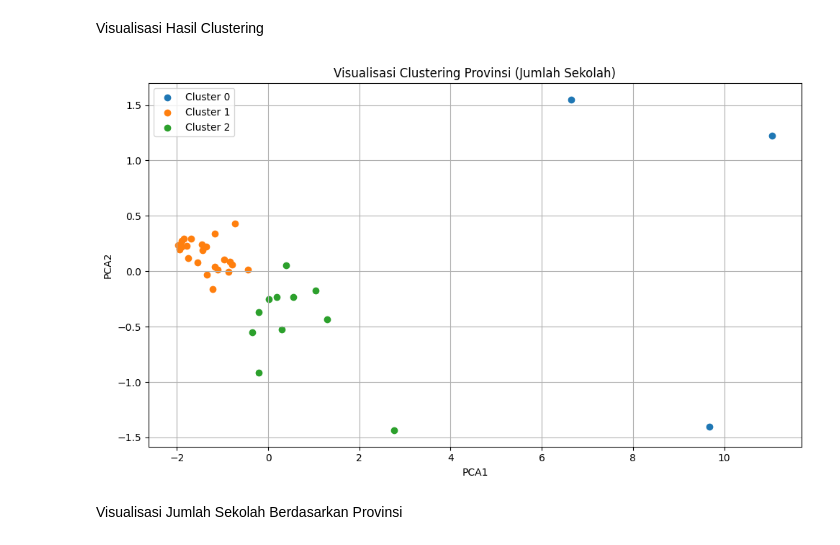
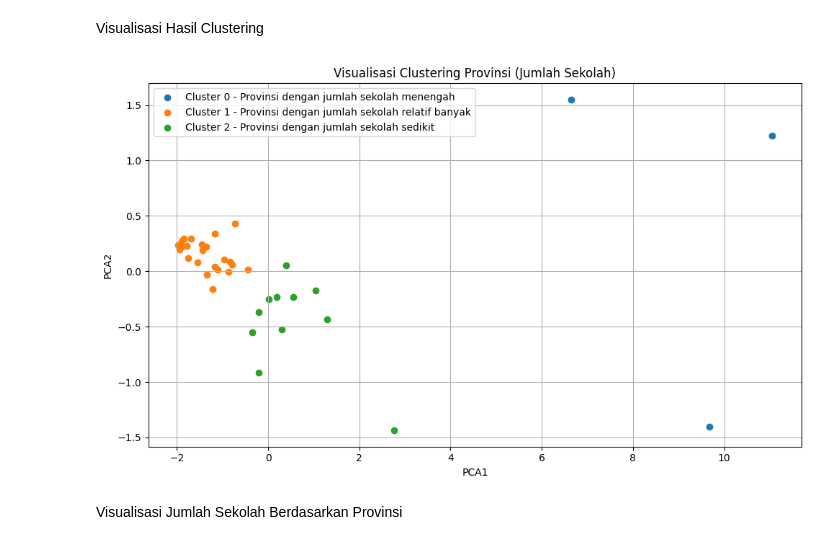
Before and after one commit to Uulaja/DataScience, a Jupyter notebook: DataScience.ipynb, the cells around one changed output. Drawn from its saved outputs; the diff is of its cells as text; code cells hidden in the pictures.

Commit message:
Nambahin label cluster

```diff
--- a/DataScience.ipynb
+++ b/DataScience.ipynb
@@ -57,22 +57,33 @@ Penerapan Model K-Means Clustering
 # %%
 kmeans = KMeans(n_clusters=3, random_state=42, n_init=10)
 df['Cluster'] = kmeans.fit_predict(X_scaled)
+
+cluster_mapping = {
+    0: 'Provinsi dengan jumlah sekolah menengah',
+    1: 'Provinsi dengan jumlah sekolah relatif banyak',
+    2: 'Provinsi dengan jumlah sekolah sedikit'
+}
+
+# Terapkan mapping ke kolom baru
+df['Label_Cluster'] = df['Cluster'].map(cluster_mapping)
 # %% [markdown]
 Visualisasi Hasil Clustering
 # %%
 plt.figure(figsize=(10, 6))
 for i in range(3):
     cluster = df[df['Cluster'] == i]
-    plt.scatter(cluster['PCA1'], cluster['PCA2'], label=f'Cluster {i}')
+    label_desc = cluster_mapping[i]
+    plt.scatter(cluster['PCA1'], cluster['PCA2'], label=f'Cluster {i} - {label_desc}')
+
 plt.xlabel("PCA1")
 plt.ylabel("PCA2")
 plt.title("Visualisasi Clustering Provinsi (Jumlah Sekolah)")
 plt.legend()
 plt.grid(True)
 plt.tight_layout()
 plt.show()
 # %% [output]
-[figure, old version]
+[figure, new version]
 # %% [markdown]
 Visualisasi Jumlah Sekolah Berdasarkan Provinsi
 # %%
```
Also changed, not shown: parts of 1 cell of this notebook.
